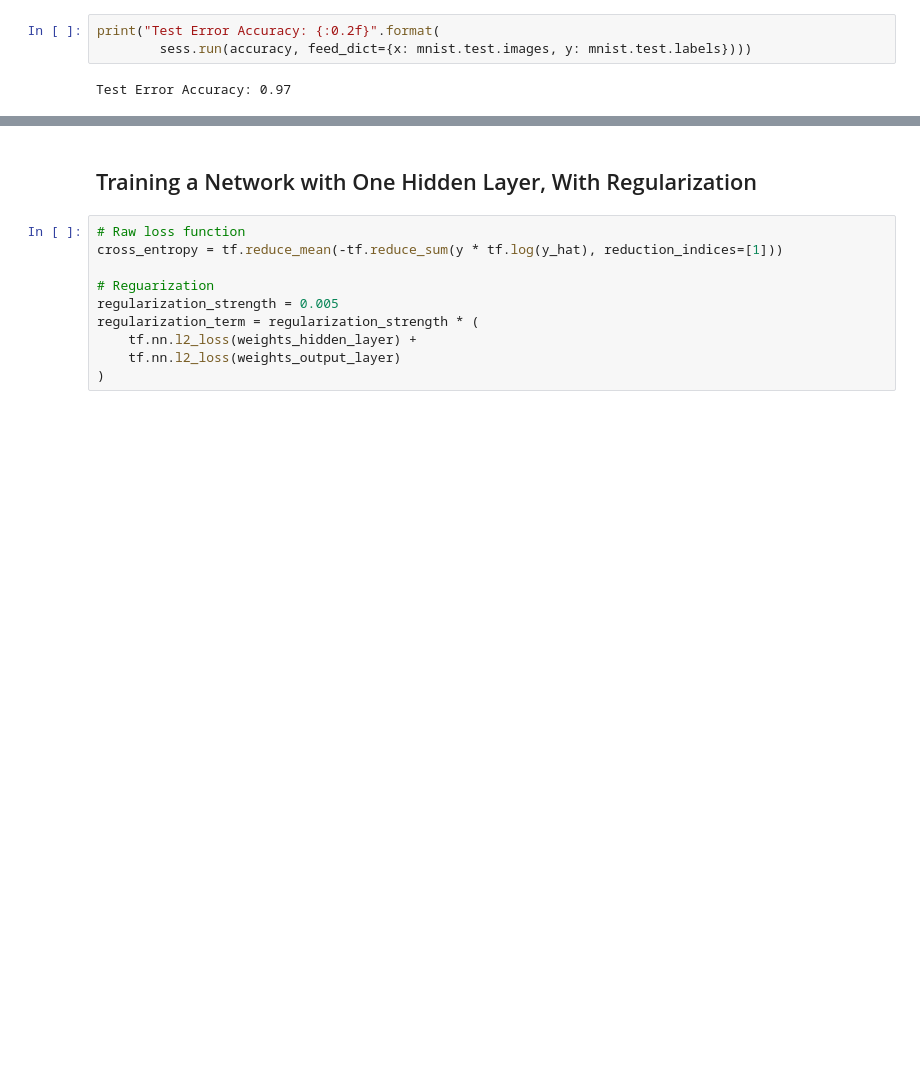
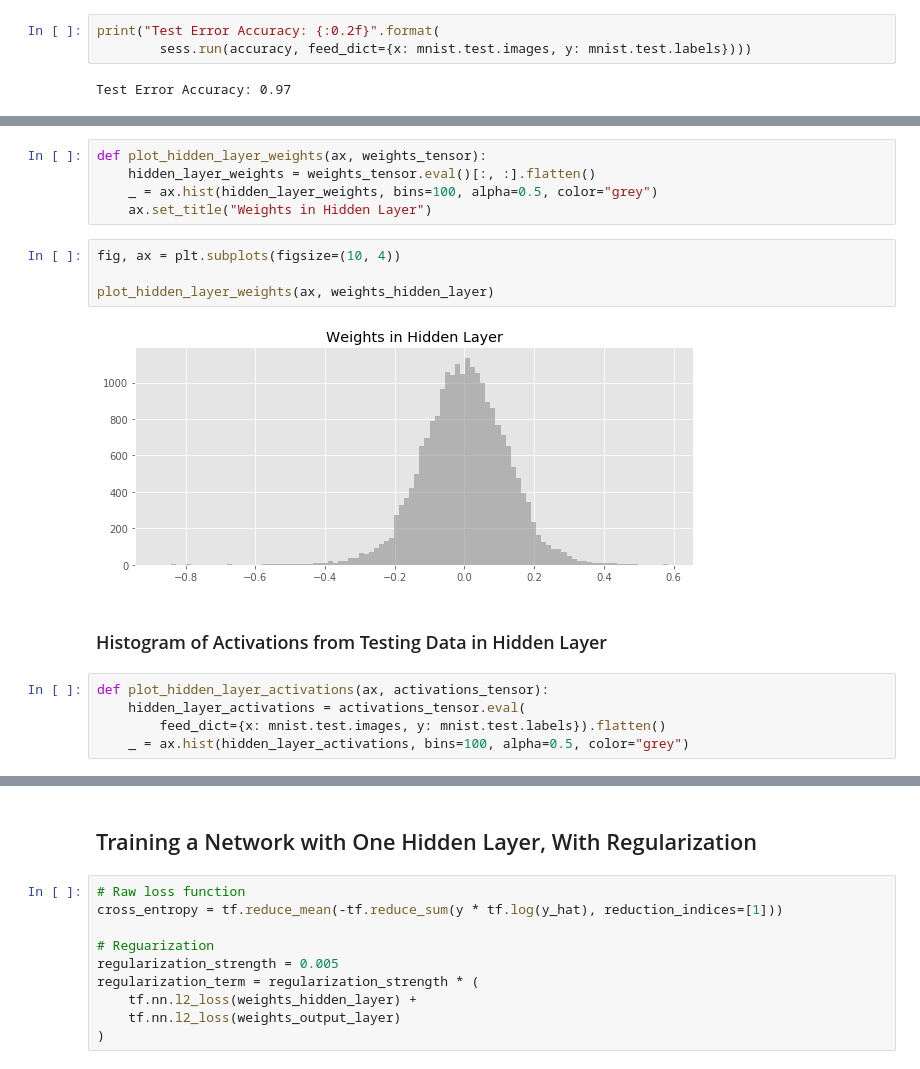
Before and after one commit to madrury/mnist-dropout, a Jupyter notebook: mnist-dropout.ipynb, the cells around one changed output, grey strips where cells are left out. Cells and saved outputs as stored; diff of their text form; blank space fills up the shorter version.

```diff
--- a/mnist-dropout.ipynb
+++ b/mnist-dropout.ipynb
@@ -208,0 +221,18 @@ plt.tight_layout()
+# %%
+def plot_hidden_layer_weights(ax, weights_tensor):
+    hidden_layer_weights = weights_tensor.eval()[:, :].flatten()
+    _ = ax.hist(hidden_layer_weights, bins=100, alpha=0.5, color="grey")
+    ax.set_title("Weights in Hidden Layer")
+# %%
+fig, ax = plt.subplots(figsize=(10, 4))
+
+plot_hidden_layer_weights(ax, weights_hidden_layer)
+# %% [output]
+[figure, added]
+# %% [markdown]
+### Histogram of Activations from Testing Data in Hidden Layer
+# %%
+def plot_hidden_layer_activations(ax, activations_tensor):
+    hidden_layer_activations = activations_tensor.eval(
+        feed_dict={x: mnist.test.images, y: mnist.test.labels}).flatten()
+    _ = ax.hist(hidden_layer_activations, bins=100, alpha=0.5, color="grey")
```
Also changed, not shown: parts of 9 cells of this notebook.
